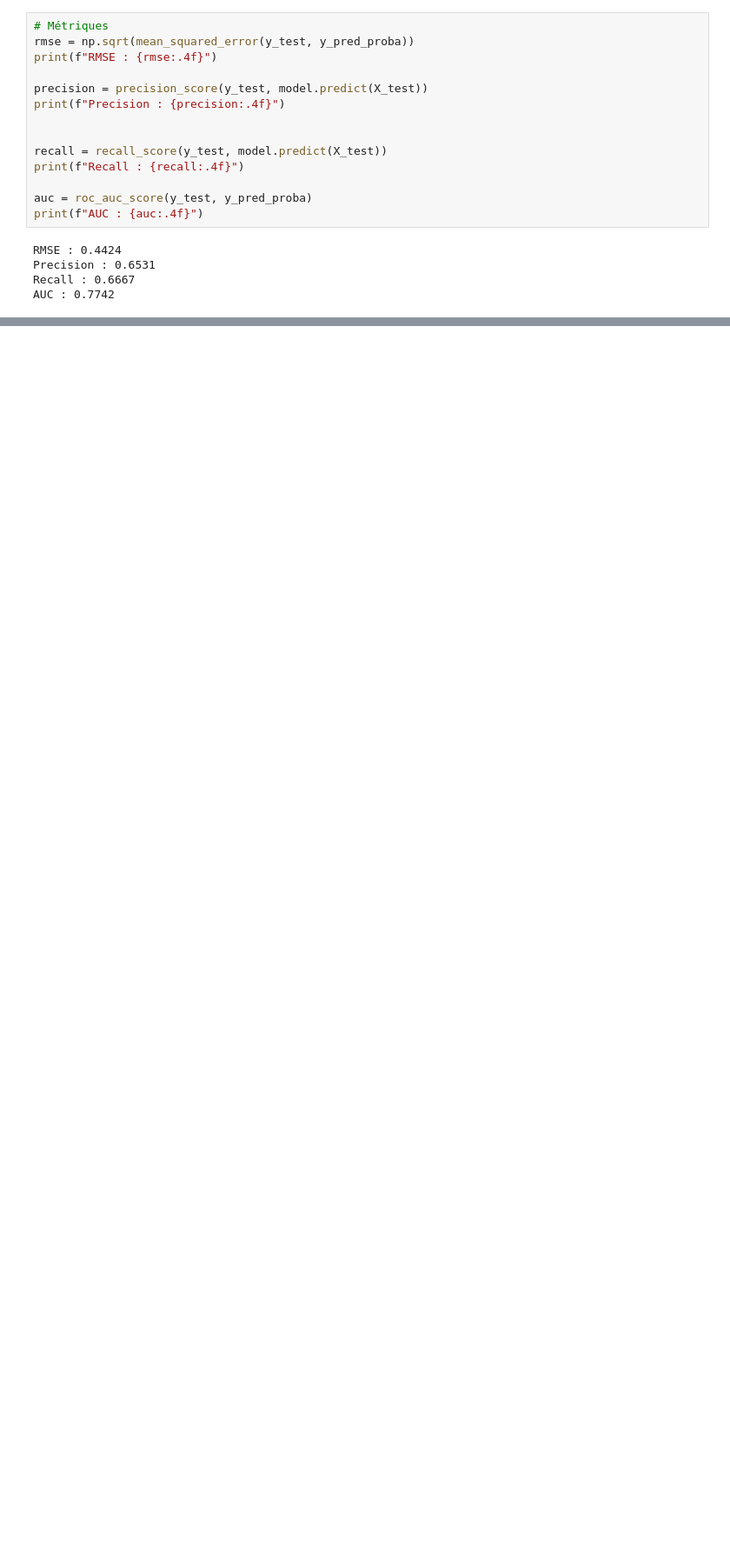
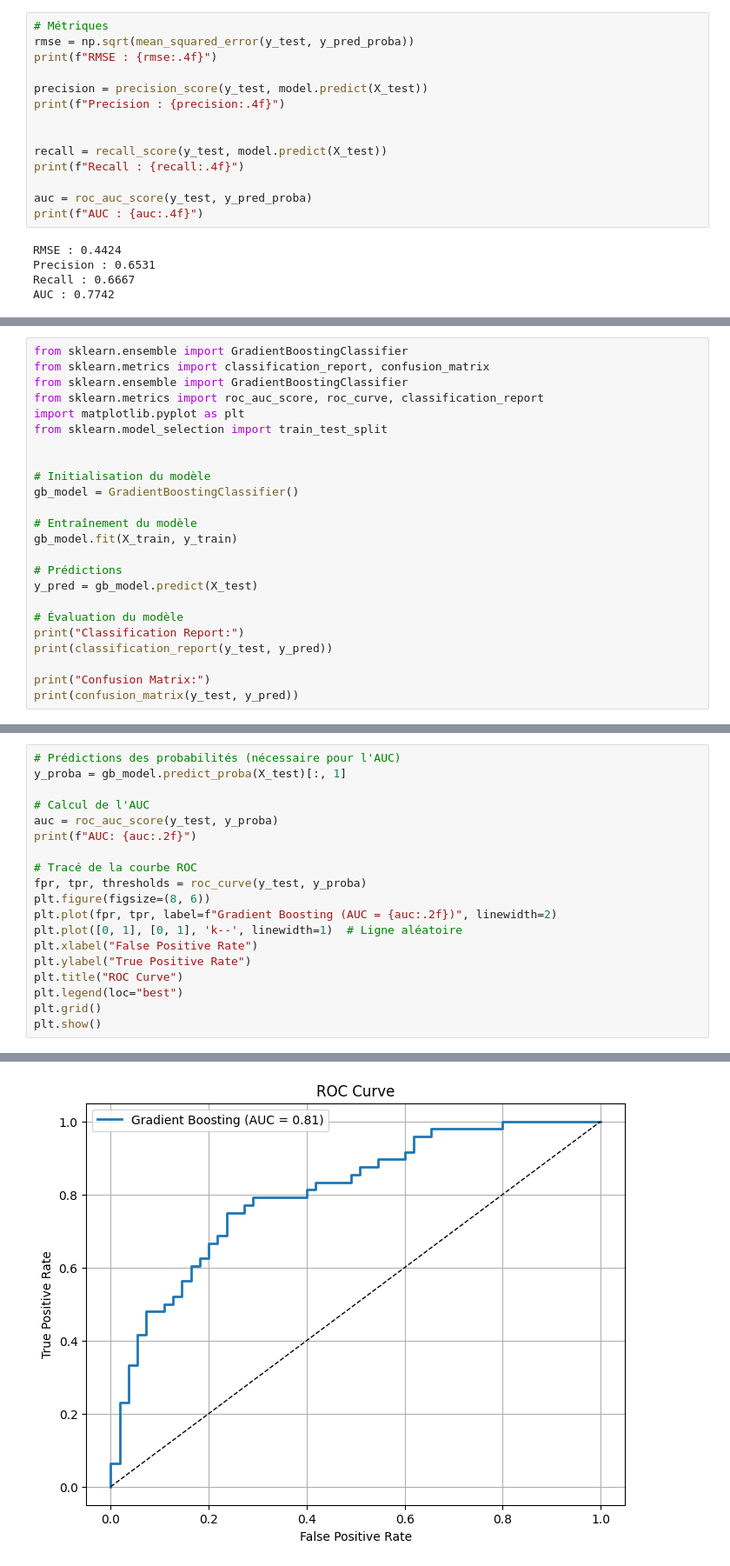
Before and after one commit to lucasvazelle/schizophrenie_matiere_grise, a Jupyter notebook: etape_2_traitement_et_modelisation_table_rois.ipynb, the cells around one changed output, grey strips where cells are left out. Shown at 87% size. Drawn from its saved outputs; the diff is of its cells as text; blank space fills up the shorter version.

```diff
--- a/etape_2_traitement_et_modelisation_table_rois.ipynb
+++ b/etape_2_traitement_et_modelisation_table_rois.ipynb
@@ -939,0 +942,24 @@ AUC : 0.7742
+# %%
+from sklearn.ensemble import GradientBoostingClassifier
+from sklearn.metrics import classification_report, confusion_matrix
+from sklearn.ensemble import GradientBoostingClassifier
+from sklearn.metrics import roc_auc_score, roc_curve, classification_report
+import matplotlib.pyplot as plt
+from sklearn.model_selection import train_test_split
+
+
+# Initialisation du modèle
+gb_model = GradientBoostingClassifier()
+
+# Entraînement du modèle
+gb_model.fit(X_train, y_train)
+
+# Prédictions
+y_pred = gb_model.predict(X_test)
+
+# Évaluation du modèle
+print("Classification Report:")
+print(classification_report(y_test, y_pred))
+
+print("Confusion Matrix:")
+print(confusion_matrix(y_test, y_pred))
@@ -939,0 +980,20 @@ AUC : 0.7742
+# %%
+# Prédictions des probabilités (nécessaire pour l'AUC)
+y_proba = gb_model.predict_proba(X_test)[:, 1]
+
+# Calcul de l'AUC
+auc = roc_auc_score(y_test, y_proba)
+print(f"AUC: {auc:.2f}")
+
+# Tracé de la courbe ROC
+fpr, tpr, thresholds = roc_curve(y_test, y_proba)
+plt.figure(figsize=(8, 6))
+plt.plot(fpr, tpr, label=f"Gradient Boosting (AUC = {auc:.2f})", linewidth=2)
+plt.plot([0, 1], [0, 1], 'k--', linewidth=1)  # Ligne aléatoire
+plt.xlabel("False Positive Rate")
+plt.ylabel("True Positive Rate")
+plt.title("ROC Curve")
+plt.legend(loc="best")
+plt.grid()
+plt.show()
+# %% [output]
@@ -939,0 +1001 @@ AUC : 0.7742
+[figure, added]
```
Also changed, not shown: parts of 6 cells of this notebook, 1 other file.
